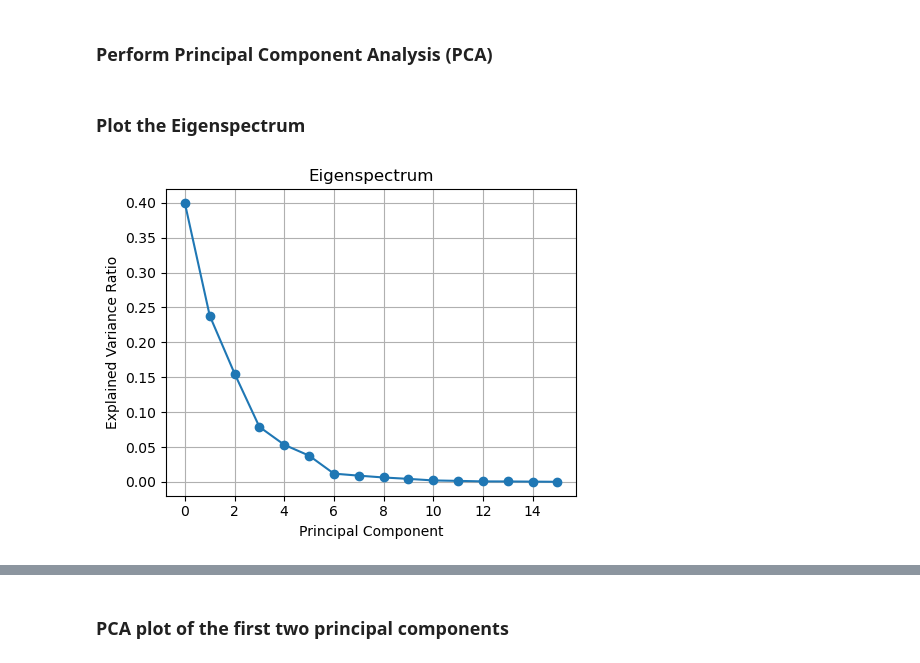
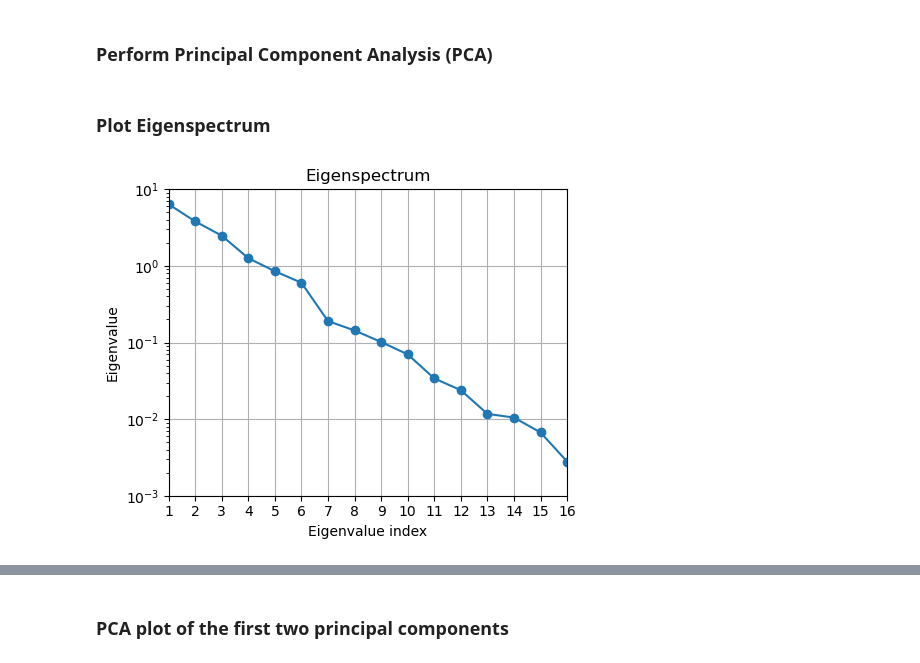
Before and after one commit to henrikdchristensen/DIKU-MLA-A7-Clustering-and-PCA, a Jupyter notebook: src/notebook.ipynb, the cells around one changed output, grey strips where cells are left out. Cells and saved outputs as stored; diff of their text form; code cells hidden in the pictures.

```diff
--- a/src/notebook.ipynb
+++ b/src/notebook.ipynb
@@ -159,18 +159,21 @@ from sklearn.decomposition import PCA
 pca = PCA() # n_components=None, since we want to see the Eigenspectrum first
 X_train_pca = pca.fit_transform(X_train)
 # %% [markdown]
-### Plot the Eigenspectrum
+### Plot Eigenspectrum
 # %%
 import matplotlib.pyplot as plt
 
-explained_var = pca.explained_variance_ratio_
+eigenvalues = pca.explained_variance_ # eigenvalues (amount of variance for each principal component) sorted in decreasing order
 plt.figure(figsize=(5, 4))
-plt.plot(explained_var, 'o-')
+plt.semilogy(range(1, len(eigenvalues) + 1), eigenvalues, 'o-') # shift the index by 1 to start at 1
 plt.title('Eigenspectrum')
-plt.xlabel('Principal Component')
-plt.ylabel('Explained Variance Ratio')
+plt.xlabel('Eigenvalue index')
+plt.ylabel('Eigenvalue')
 plt.grid(True)
+plt.xlim([1, 16])
+plt.ylim([1e-3, 1e1])
+plt.xticks(range(1, len(eigenvalues) + 1))
 plt.tight_layout()
 plt.show()
 # %% [output]
-[figure, old version]
+[figure, new version]
```
Also changed, not shown: parts of 12 cells of this notebook, 7 other files.
